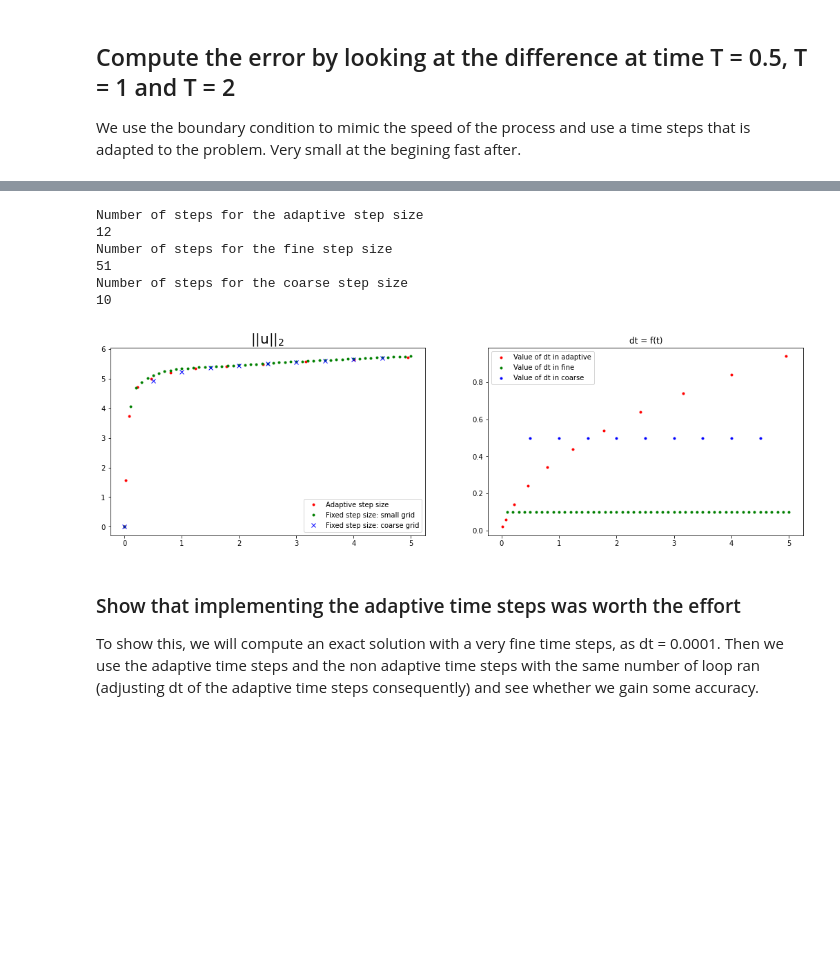
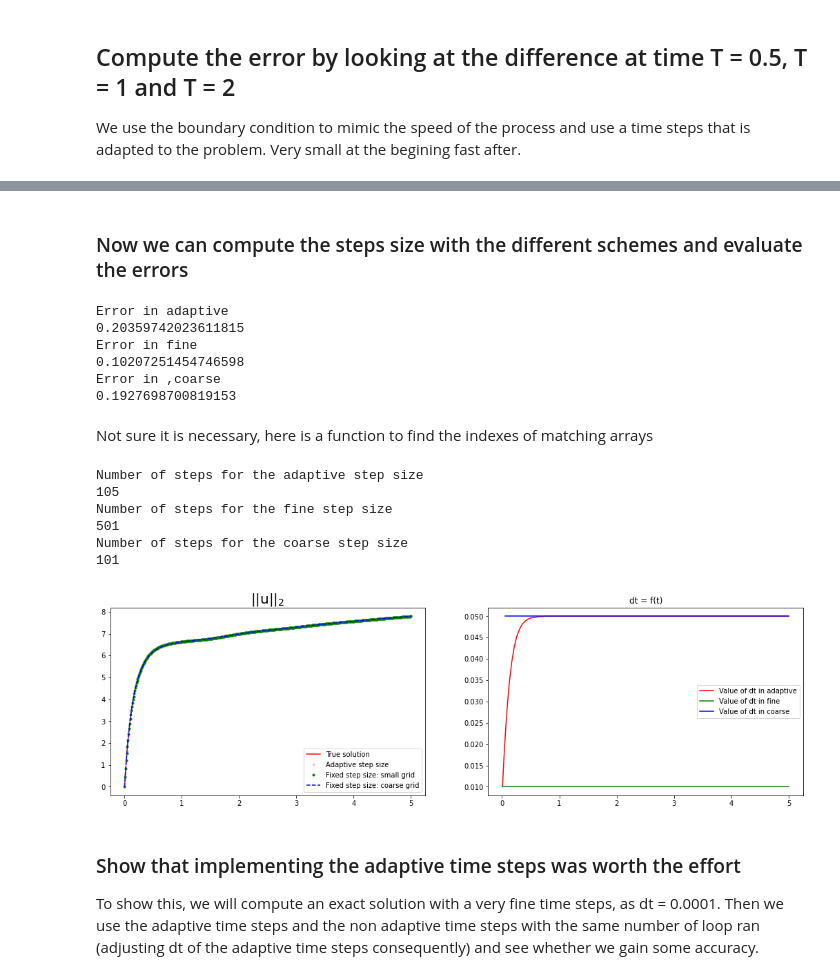
Before and after one commit to alixleroy/PhD-project2, a Jupyter notebook: Alixcode/error-analysis.ipynb, the cells around one changed output, grey strips where cells are left out. Drawn from its saved outputs; the diff is of its cells as text; code cells hidden in the pictures; blank space fills up the shorter version.

Commit message:
Alix's work on adaptive step size

```diff
--- a/Alixcode/error-analysis.ipynb
+++ b/Alixcode/error-analysis.ipynb
@@ -162,0 +137,11 @@ Below we show that the adaptive time steps implementation returns the appropriat
+# %%
+## Set up parameter
+w = Expression(('2*x[1]*(1-x[0]*x[0])', '-2*x[0]*(1-x[1]*x[1])'), degree=3)
+alpha0 = 1 # Initial value of alpha
+tau =1/10 #Value of tau
+epsilon = 1/20 #
+dt = 0.0001 #number of time steps taken
+T =  5 #final time
+nx = 30 #size of the grid
+ny = 30 #size of the grid
+u_listsE, unorm_listsE, t_listsE = solver(nx,ny,tau,alpha0, epsilon, dt, T,w)
@@ -163,3 +180,5 @@ Below we show that the adaptive time steps implementation returns the appropriat
+# %% [markdown]
+### Now we can compute the steps size with the different schemes and evaluate the errors
 # %%
 ########### ERROR ANALYSIS ###########
 
@@ -171,27 +190,55 @@ from fenics import *
 import numpy as np
 import pickle
 import time
-from solver_alix import solver_ada ,solver, solver_para, solver_loop, solver_loop_ada
+from solver_alix import solver_ada ,solver, solver_para, solver_loop
 ######### ADATPIVE STEP SIZE #########
 
 w = Expression(('2*x[1]*(1-x[0]*x[0])', '-2*x[0]*(1-x[1]*x[1])'), degree=3)
 alpha0 = 1 # Initial value of alpha
-iterations = 100 # Lenght of the MCMC chain
-tau =1/20 #Value of tau
-epsilon = 1/200 #
+tau =1/10 #Value of tau
+epsilon = 1/20 #
 T =  5 #final time
 nx = 30 #size of the grid
 ny = 30 #size of the grid
 
 ## I - RESOLVE WITH EXACT SOLUTION LARGE GRID (COARSE)
-dt = 0.5 # dt = 1/2
+dt = 0.05 # dt = 1/2
 u_lists2, unorm_lists2, t_lists2 = solver(nx,ny,tau,alpha0, epsilon, dt, T,w)
 
 ## II - RESOLVE WITH EXACT SOLUTION FINE GRID
-dt = 0.1 # dt = 1/2
-u_lists2, unorm_lists2, t_lists2 = solver(nx,ny,tau,alpha0, epsilon, dt, T,w)
+dt = 0.01 # dt = 1/2
+u_lists1, unorm_lists1, t_lists1 = solver(nx,ny,tau,alpha0, epsilon, dt, T,w)
 
 ## III - RESOLVE WITH ADAPTIVE STEPSIZE
-dt = 0.1 #number of time steps taken
-
-u_listsa, unorm_listsa, t_listsa = solver_ada(nx,ny,tau,alpha0, epsilon, dt, T,w)
+dtmin = 0.01 #number of time steps taken
+t_list, dt_list = gen_dtlist(dtmin,tau,T)
+u_listsa, unorm_listsa, t_listsa = solver_ada(nx,ny,tau,alpha0, epsilon, dt_list, T,w)
+# %%
+## compute the error :
+## I - Adaptive grid
+newt_listE = np.round(t_listsE,10)
+time_matching = np.in1d(newt_listE,t_listsa)
+error_adaptive = np.linalg.norm(unorm_listsa - unorm_listsE[time_matching])
+print("Error in adaptive")
+print(error_adaptive)
+
+## II - Fine grid
+# time_matching = find_nearest_indexes(t_listsE,t_lists1)
+# t_listsE[0::100] - t_lists1[0:-1]
+error_finegrid = np.linalg.norm(unorm_lists1[0:-1] - unorm_listsE[0::100])
+print("Error in fine")
+print(error_finegrid)
+
+## II - Coarse grid
+error_coarsegrid = np.linalg.norm(unorm_lists2[0:-1] - unorm_listsE[0::500])
+print("Error in ,coarse")
+print(error_coarsegrid)
+# %% [output]
+Error in adaptive
+0.20359742023611815
+Error in fine
+0.10207251454746598
+Error in ,coarse
+0.1927698700819153
+# %% [markdown]
+Not sure it is necessary, here is a function to find the indexes of matching arrays
@@ -198,35 +260,36 @@ u_listsa, unorm_listsa, t_listsa = solver_ada(nx,ny,tau,alpha0, epsilon, dt, T,w
 # %%
 fig, (ax1,ax2) = plt.subplots(1, 2, figsize=(18, 5)) #create the figure
 
-ax1.plot(t_listsa,unorm_listsa,".",color="red",label = "Adaptive step size")
+ax1.plot(t_listsE,unorm_listsE,color="red",label = "True solution")
+ax1.plot(t_listsa,unorm_listsa,".",color="pink",label = "Adaptive step size")
 ax1.plot(t_lists1,unorm_lists1,".",color="green",label = "Fixed step size: small grid")
-ax1.plot(t_lists2,unorm_lists2,"x",color="blue",label = "Fixed step size: coarse grid")
+ax1.plot(t_lists2,unorm_lists2,"--",color="blue",label = "Fixed step size: coarse grid")
 ax1.set_title("$\|\| u\|\|_2$", fontsize=20)
 ax1.legend()
 
 dt_lista = t_listsa[1::]-t_listsa[0:len(t_listsa)-1]
 dt_list1 = t_lists1[1::]-t_lists1[0:len(t_lists1)-1]
 dt_list2 = t_lists2[1::]-t_lists2[0:len(t_lists2)-1]
-ax2.plot(t_listsa[1::],dt_lista,".",color = "red",label = "Value of dt in adaptive")
-ax2.plot(t_lists1[1::],dt_list1,".",color = "green",label = "Value of dt in fine")
-ax2.plot(t_lists2[1::],dt_list2,".",color = "blue", label = "Value of dt in coarse")
+ax2.plot(t_listsa[1::],dt_lista,color = "red",label = "Value of dt in adaptive")
+ax2.plot(t_lists1[1::],dt_list1,color = "green",label = "Value of dt in fine")
+ax2.plot(t_lists2[1::],dt_list2,color = "blue", label = "Value of dt in coarse")
 ax2.set_title("dt = f(t)")
 ax2.legend()
 
 print("Number of steps for the adaptive step size")
 print(len(t_listsa))
 print("Number of steps for the fine step size")
 print(len(t_lists1))
 print("Number of steps for the coarse step size")
 print(len(t_lists2))
 # %% [output]
 Number of steps for the adaptive step size
-12
+105
 Number of steps for the fine step size
-51
+501
 Number of steps for the coarse step size
-10
+101
-[figure, old version]
+[figure, new version]
 # %% [markdown]
 ### Show that implementing the adaptive time steps was worth the effort
 To show this, we will compute an exact solution with a very fine time steps, as dt = 0.0001. Then we use the adaptive time steps and the non adaptive time steps with the same number of loop ran (adjusting dt of the adaptive time steps consequently) and see whether we gain some accuracy.
```
Also changed, not shown: parts of 21 cells of this notebook, 2 other files.
